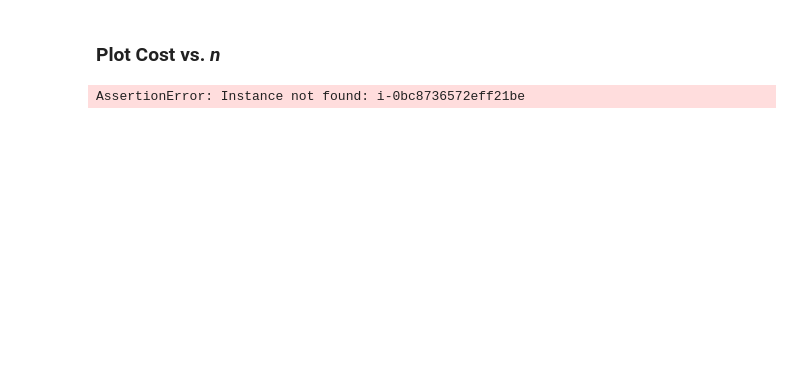
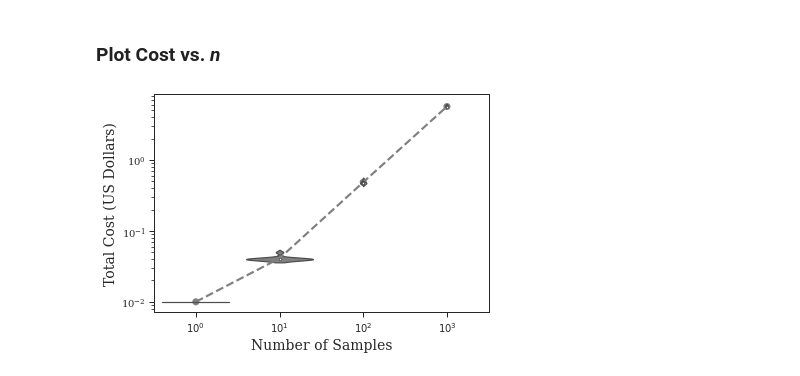
Before and after one commit to niemasd/ViReflow-Paper, a Jupyter notebook: scripts/Figures.ipynb, the cells around one changed output. Drawn from its saved outputs; the diff is of its cells as text; code cells hidden in the pictures; blank space fills up the shorter version.

Commit message:
Added updated instance costs

```diff
--- a/scripts/Figures.ipynb
+++ b/scripts/Figures.ipynb
@@ -84,27 +84,31 @@ fig.savefig('%s/runtime.pdf' % FIGDIR, format='pdf', bbox_inches='tight')
 # %%
 # load benchmarking costs
 cost_vs_n_data = {'n':list(), 'usd':list()}
 for ndir in glob('%s/sarscov2/n*' % DATADIR):
     n = int(ndir.split('/')[-1].lstrip('n'))
     for rdir in glob('%s/r*' % ndir):
         if rdir.endswith('.zip'):
             continue
-        instances = [l.split(' ')[4].strip() for l in open(list(glob('%s/reflow_logs/*.syslog' % rdir))[0]) if ' discovered instance ' in l]
+        tmp = list(glob('%s/reflow_logs/*.syslog' % rdir))
+        if len(tmp) == 0:
+            continue
+        assert len(tmp) == 1, "Invalid folder structure for reflow logs"
+        instances = [l.split(' ')[4].strip() for l in open(tmp[0]) if ' discovered instance ' in l]
         cost = 0
         for instanceID in instances:
             assert instanceID in instance_cost, "Instance not found: %s" % instanceID
             cost += instance_cost[instanceID]
         cost_vs_n_data['n'].append(sci_not_mult10(n))
-        cost_vs_n_data['usd'].append(cost)
+        cost_vs_n_data['usd'].append(max(cost, 0.01))
 
 
 # generate plot
 fig, ax = plt.subplots()
 pointplot(x=cost_vs_n_data['n'], y=cost_vs_n_data['usd'], linestyles='--', color='grey')
 violinplot(x=cost_vs_n_data['n'], y=cost_vs_n_data['usd'], color='grey')
 plt.xlabel('Number of Samples')
 plt.ylabel('Total Cost (US Dollars)')
 ax.set_yscale('log')
 fig.savefig('%s/cost.pdf' % FIGDIR, format='pdf', bbox_inches='tight')
 # %% [output]
-AssertionError: Instance not found: i-0bc8736572eff21be
+[figure, added]
```
Also changed, not shown: parts of 1 cell of this notebook, 3 other files.
